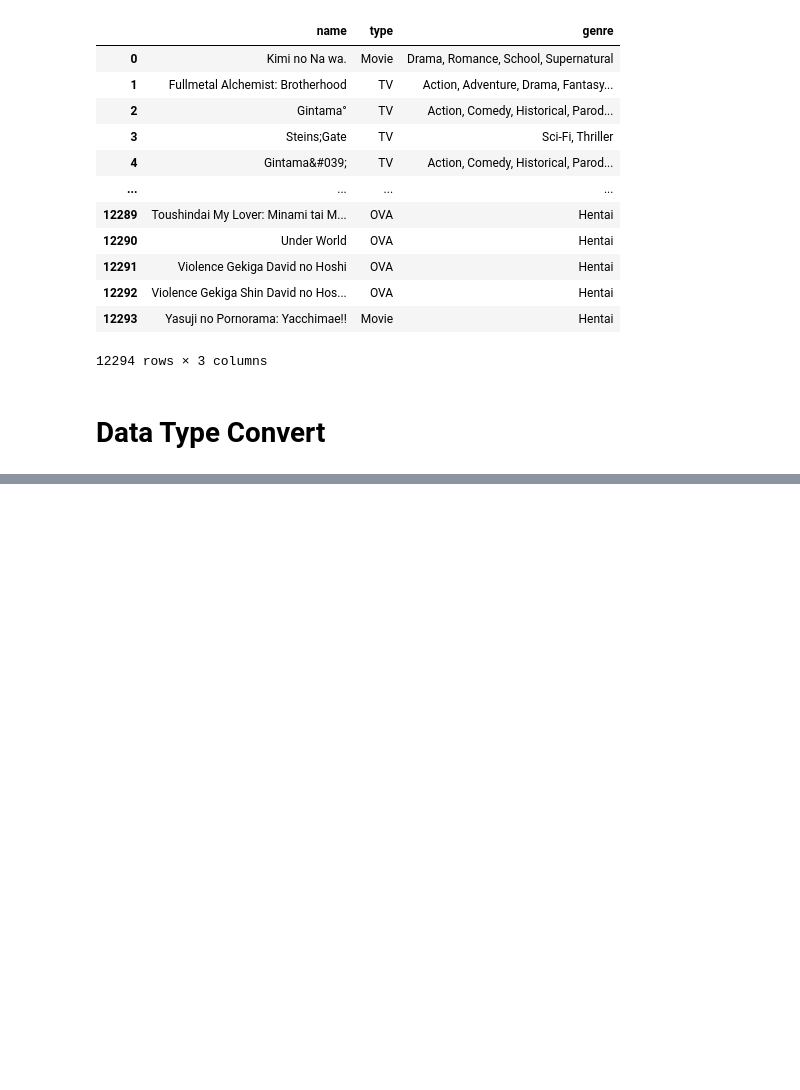
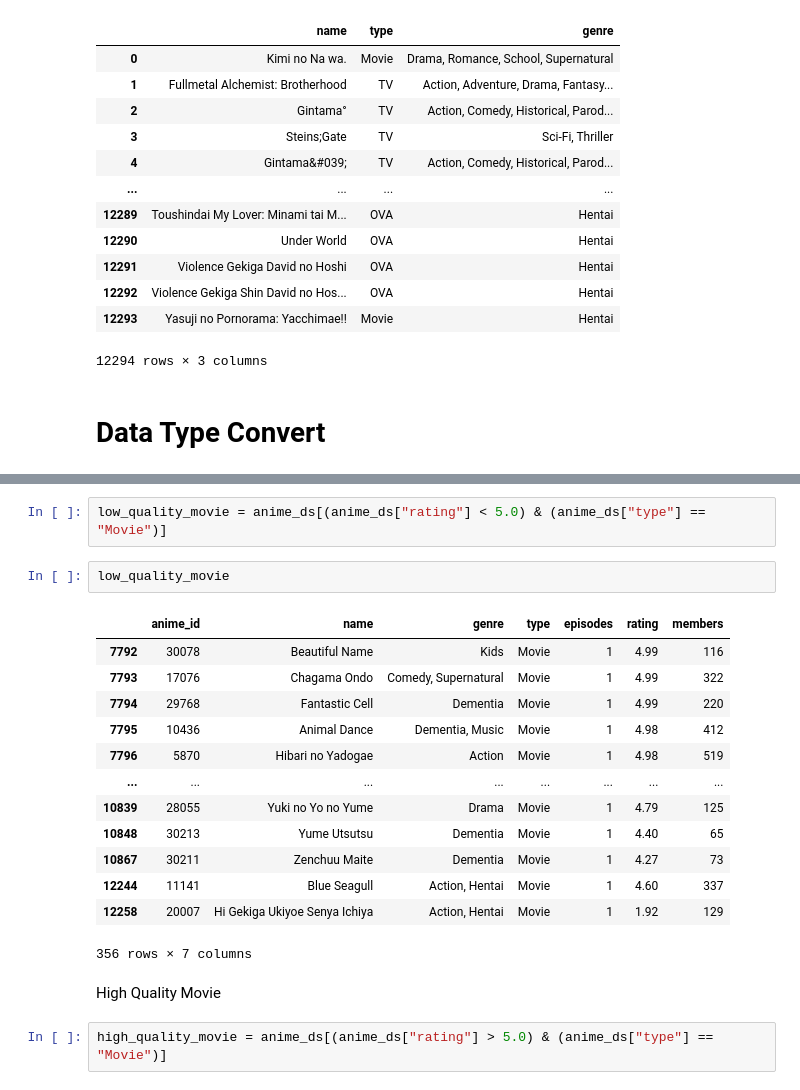
Before and after one commit to aknggendang/data_sciene, a Jupyter notebook: archive/anime.ipynb, the cells around one changed output, grey strips where cells are left out. Cells and saved outputs as stored; diff of their text form; blank space fills up the shorter version.

```diff
--- a/archive/anime.ipynb
+++ b/archive/anime.ipynb
@@ -136,0 +231,22 @@ anime_ds.loc[:,["name","type","genre"]]
+# %%
+low_quality_movie = anime_ds[(anime_ds["rating"] < 5.0) & (anime_ds["type"] == "Movie")]
+# %%
+low_quality_movie
+# %% [output]
+|  | anime_id | name | genre | type | episodes | rating | members |
+| 7792 | 30078 | Beautiful Name | Kids | Movie | 1 | 4.99 | 116 |
+| 7793 | 17076 | Chagama Ondo | Comedy, Supernatural | Movie | 1 | 4.99 | 322 |
+| 7794 | 29768 | Fantastic Cell | Dementia | Movie | 1 | 4.99 | 220 |
+| 7795 | 10436 | Animal Dance | Dementia, Music | Movie | 1 | 4.98 | 412 |
+| 7796 | 5870 | Hibari no Yadogae | Action | Movie | 1 | 4.98 | 519 |
+| ... | ... | ... | ... | ... | ... | ... | ... |
+| 10839 | 28055 | Yuki no Yo no Yume | Drama | Movie | 1 | 4.79 | 125 |
+| 10848 | 30213 | Yume Utsutsu | Dementia | Movie | 1 | 4.40 | 65 |
+| 10867 | 30211 | Zenchuu Maite | Dementia | Movie | 1 | 4.27 | 73 |
+| 12244 | 11141 | Blue Seagull | Action, Hentai | Movie | 1 | 4.60 | 337 |
+| 12258 | 20007 | Hi Gekiga Ukiyoe Senya Ichiya | Action, Hentai | Movie | 1 | 1.92 | 129 |
+356 rows × 7 columns
+# %% [markdown]
+High Quality Movie
+# %%
+high_quality_movie = anime_ds[(anime_ds["rating"] > 5.0) & (anime_ds["type"] == "Movie")]
```
Also changed, not shown: parts of 16 cells of this notebook.
